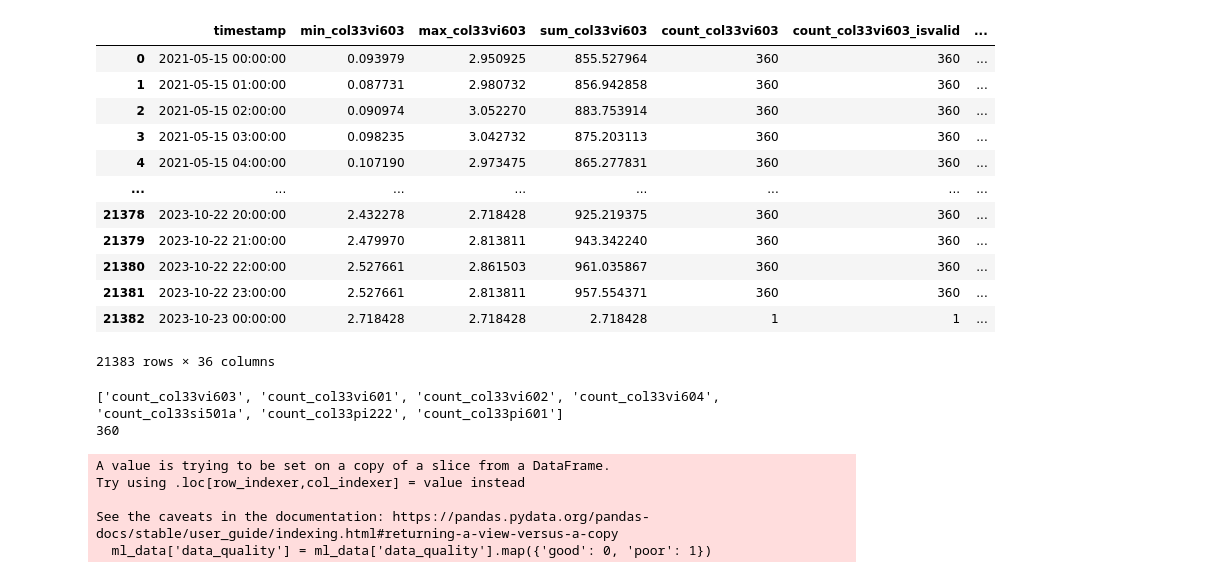
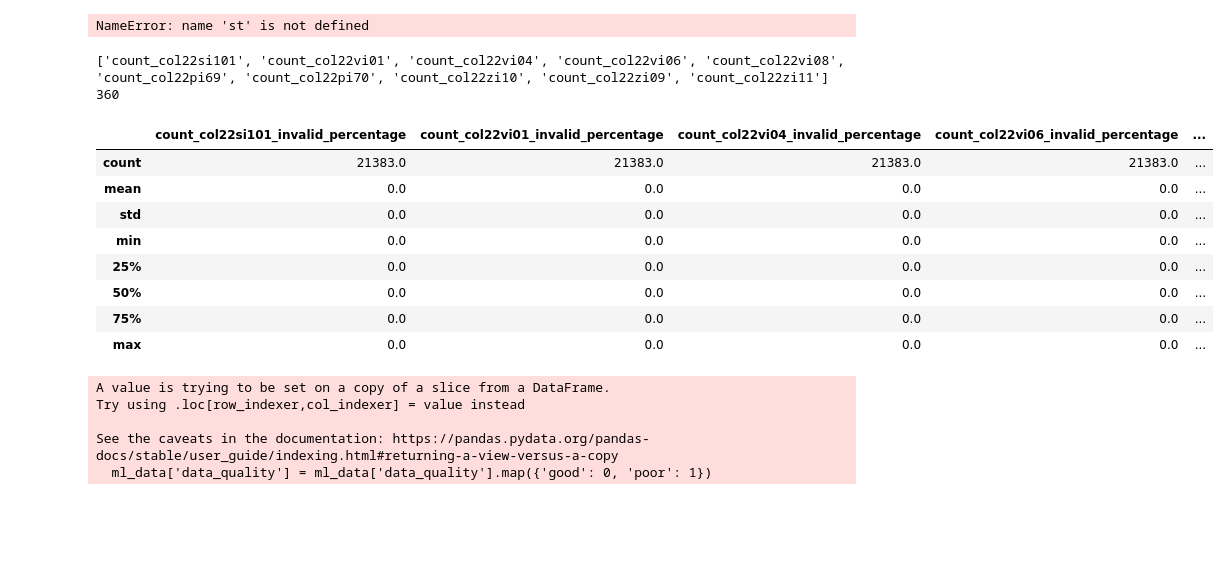
Before and after one commit to giorgosfatouros/IIoT-Data-Quality-Assessment, a Jupyter notebook: Untitled.ipynb, the cells around one changed output. Saved outputs shown, nothing was run; the diff lists cells and outputs as text; code cells hidden in the pictures; blank space fills up the shorter version.

```diff
--- a/Untitled.ipynb
+++ b/Untitled.ipynb
@@ -95,0 +130,21 @@ Index(['min_col33vi603', 'max_col33vi603', 'sum_col33vi603',
+# %%
+sensor_columns = [col for col in data.columns if '_isvalid' in col]
+print(sensor_columns)
+print(expected_readings_per_hour)
+
+invalid_readings = {}
+invalid_percentages = {}
+
+for sensor in sensor_columns:
+    valid_col = f"{sensor}_isvalid"
+    invalid_col = f"{sensor}_invalid"
+    percentage_col = f"{sensor}_invalid_percentage"
+
+    data[invalid_col] = data[sensor] - data[valid_col]
+    data[percentage_col] = (data[invalid_col] / expected_readings_per_hour) * 100
+
+    invalid_readings[invalid_col] = data[invalid_col]
+    invalid_percentages[percentage_col] = data[percentage_col]
+
+invalid_readings_df = pd.DataFrame(invalid_readings)
+invalid_percentages_df = pd.DataFrame(invalid_percentages)
@@ -95,0 +154,19 @@ Index(['min_col33vi603', 'max_col33vi603', 'sum_col33vi603',
+# %%
+def invalid_readings_df(data, original_freq_sec=10, agg_interval_sec=3600):
+    """
+    Calculate the number and percentage of invalid readings for each sensor per hour.
+
+    Parameters:
+    data (pd.DataFrame): The dataframe containing sensor readings.
+    original_freq_sec (int): The frequency of the original data in seconds (default is 10 seconds).
+    agg_interval_sec (int): The aggregation interval in seconds (default is 3600 seconds for 1 hour).
+
+    Returns:
+    pd.DataFrame: A dataframe with the percentage of invalid readings for each sensor per hour.
+    """
+    expected_readings_per_hour = agg_interval_sec // original_freq_sec
+    sensor_columns = [col for col in data.columns if '_isvalid' in col]
+    print(sensor_columns)
+    print(expected_readings_per_hour)
+
+    return 1 - data[sensor_columns]/expected_readings_per_hour
@@ -96,3 +222,7 @@ Index(['min_col33vi603', 'max_col33vi603', 'sum_col33vi603',
+# %%
+plot_invalid_over_mean(readings, df, 'col22pi69')
+# %% [output]
+NameError: name 'st' is not defined
 # %%
 def calculate_invalid_readings(data, original_freq_sec=10, agg_interval_sec=3600):
     """
@@ -132,27 +262,23 @@ def calculate_invalid_readings(data, original_freq_sec=10, agg_interval_sec=3600
 # Load the data
 file_path = 'readings.csv'
 data = pd.read_csv(file_path)
-# %%
-data
-# %% [output]
-|  | timestamp | min_col33vi603 | max_col33vi603 | sum_col33vi603 | count_col33vi603 | count_col33vi603_isvalid | ... |
-| 0 | 2021-05-15 00:00:00 | 0.093979 | 2.950925 | 855.527964 | 360 | 360 | ... |
-| 1 | 2021-05-15 01:00:00 | 0.087731 | 2.980732 | 856.942858 | 360 | 360 | ... |
-| 2 | 2021-05-15 02:00:00 | 0.090974 | 3.052270 | 883.753914 | 360 | 360 | ... |
-| 3 | 2021-05-15 03:00:00 | 0.098235 | 3.042732 | 875.203113 | 360 | 360 | ... |
-| 4 | 2021-05-15 04:00:00 | 0.107190 | 2.973475 | 865.277831 | 360 | 360 | ... |
-| ... | ... | ... | ... | ... | ... | ... | ... |
-| 21378 | 2023-10-22 20:00:00 | 2.432278 | 2.718428 | 925.219375 | 360 | 360 | ... |
-| 21379 | 2023-10-22 21:00:00 | 2.479970 | 2.813811 | 943.342240 | 360 | 360 | ... |
-| 21380 | 2023-10-22 22:00:00 | 2.527661 | 2.861503 | 961.035867 | 360 | 360 | ... |
-| 21381 | 2023-10-22 23:00:00 | 2.527661 | 2.813811 | 957.554371 | 360 | 360 | ... |
-| 21382 | 2023-10-23 00:00:00 | 2.718428 | 2.718428 | 2.718428 | 1 | 1 | ... |
-21383 rows × 36 columns
 # %%
-x,y = calculate_invalid_readings(data, original_freq_sec=10, agg_interval_sec=3600)
+x,y = calculate_invalid_readings(readings, original_freq_sec=10, agg_interval_sec=3600)
 # %% [output]
-['count_col33vi603', 'count_col33vi601', 'count_col33vi602', 'count_col33vi604', 'count_col33si501a', 'count_col33pi222', 'count_col33pi601']
+['count_col22si101', 'count_col22vi01', 'count_col22vi04', 'count_col22vi06', 'count_col22vi08', 'count_col22pi69', 'count_col22pi70', 'count_col22zi10', 'count_col22zi09', 'count_col22zi11']
 360
+# %%
+y.describe()
+# %% [output]
+|  | count_col22si101_invalid_percentage | count_col22vi01_invalid_percentage | count_col22vi04_invalid_percentage | count_col22vi06_invalid_percentage | ... |
+| count | 21383.0 | 21383.0 | 21383.0 | 21383.0 | ... |
+| mean | 0.0 | 0.0 | 0.0 | 0.0 | ... |
+| std | 0.0 | 0.0 | 0.0 | 0.0 | ... |
+| min | 0.0 | 0.0 | 0.0 | 0.0 | ... |
+| 25% | 0.0 | 0.0 | 0.0 | 0.0 | ... |
+| 50% | 0.0 | 0.0 | 0.0 | 0.0 | ... |
+| 75% | 0.0 | 0.0 | 0.0 | 0.0 | ... |
+| max | 0.0 | 0.0 | 0.0 | 0.0 | ... |
 # %%
 
 # Load the data
```
Also changed, not shown: parts of 20 cells of this notebook, 12 other files.
